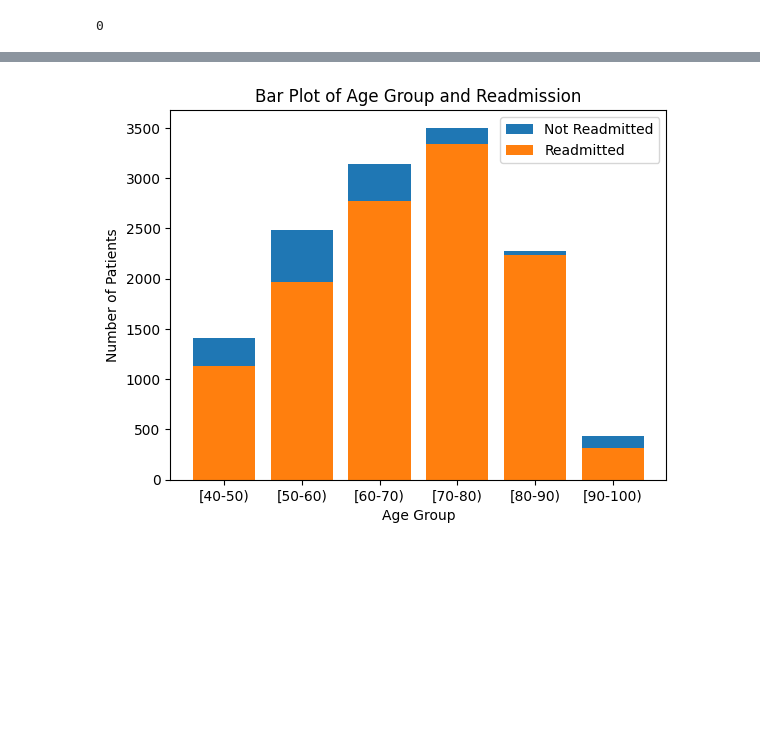
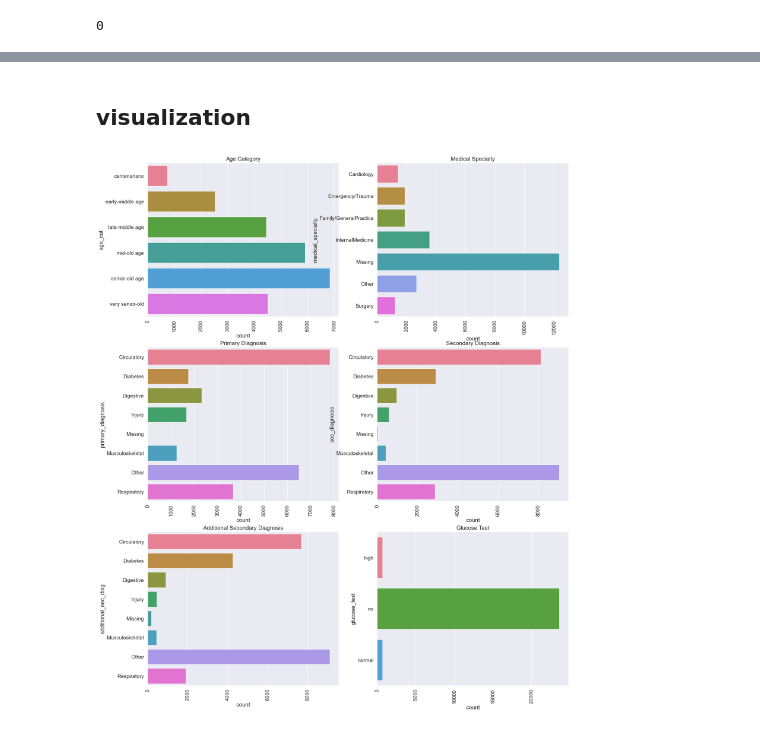
Before and after one commit to prabinpanta0/Patient-Readmission-Prediction, a Jupyter notebook: GHM.ipynb, the cells around one changed output, grey strips where cells are left out. Saved outputs shown, nothing was run; the diff lists cells and outputs as text; code cells hidden in the pictures; blank space fills up the shorter version.

```diff
--- a/GHM.ipynb
+++ b/GHM.ipynb
@@ -61,0 +95,7 @@ df.head()
+# %%
+#renaming some columns
+
+df.rename(columns={'diag_1':'primary_diagnosis','diag_2':'sec_diagnosis',
+                       'diag_3':'additional_sec_diag','change':'med_change','A1Ctest':'HbA1ctest'},inplace=True)
+
+df.head()
@@ -61,0 +148,12 @@ df.head()
+# %%
+#drop age column
+df.drop('age', axis=1, inplace=True)
+
+#changing data type to the correct data type
+# Columns to be converted to categorical datatype
+cols_to_convert = ['medical_specialty', 'primary_diagnosis', 'sec_diagnosis', 'additional_sec_diag', 'glucose_test', 'HbA1ctest', 'med_change', 'diabetes_med', 'readmitted']
+
+# Convert columns to categorical datatype
+df[cols_to_convert] = df[cols_to_convert].astype('category')
+#checking data type
+df.dtypes
@@ -329,11 +267,43 @@ plt.show()
-# %%
-# Bar plot of age group and readmission status (seperatly)
-plt.bar(age_readmission['age'], age_readmission['no'], label='Not Readmitted')
-plt.bar(age_readmission['age'], age_readmission['yes'], label='Readmitted')
-plt.xlabel('Age Group')
-plt.ylabel('Number of Patients')
-plt.title('Bar Plot of Age Group and Readmission')
-plt.legend()
-plt.show()
-# %% [output]
-[figure, removed]
+# %% [markdown]
+## visualization
+# %%
+#visualize the information above for easy understanding
+#value counting the categorical columns
+plt.figure(figsize = (20, 25))
+plt.subplot(3, 2, 1)
+sns.countplot(y='age_cat', hue='age_cat', data=df)
+plt.title('Age Category')
+plt.xticks(rotation=90)
+
+
+plt.subplot(3, 2, 2)
+sns.countplot(y='medical_specialty', hue='medical_specialty', data=df)
+plt.title('Medical Specialty')
+plt.xticks(rotation=90)
+
+
+plt.subplot(3, 2, 3)
+sns.countplot(y='primary_diagnosis', hue='primary_diagnosis', data=df)
+plt.title('Primary Diagnosis')
+plt.xticks(rotation=90)
+
+
+plt.subplot(3, 2, 4)
+sns.countplot(y='sec_diagnosis', hue='sec_diagnosis', data=df)
+plt.title('Secondary Diagnosis')
+plt.xticks(rotation=90)
+
+
+plt.subplot(3, 2, 5)
+sns.countplot(y='additional_sec_diag', hue='additional_sec_diag', data=df)
+plt.title('Additional Secondary Diagnosis')
+plt.xticks(rotation=90)
+
+
+plt.subplot(3, 2, 6)
+sns.countplot(y='glucose_test', hue='glucose_test', data=df)
+plt.title('Glucose Test')
+plt.xticks(rotation=90)
+plt.show()
+# %% [output]
+[figure, added]
```
Also changed, not shown: parts of 38 cells of this notebook.
